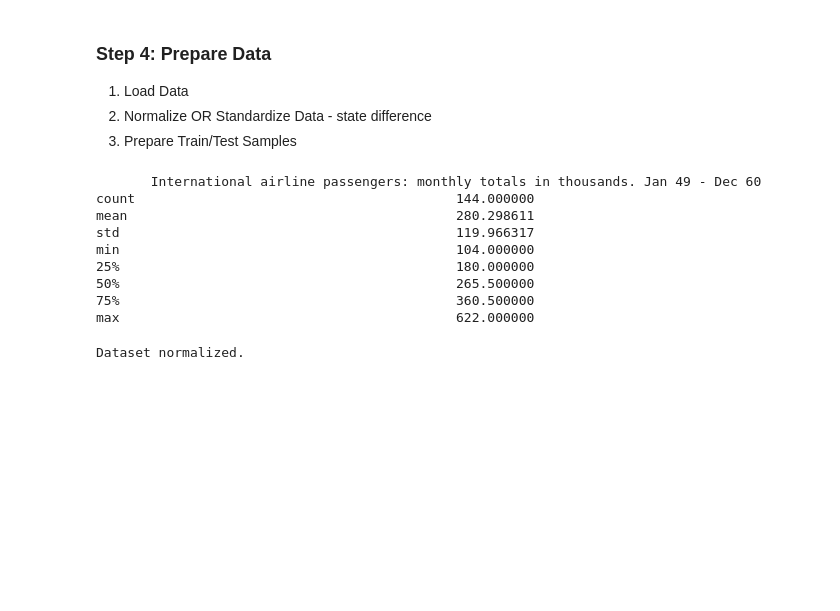
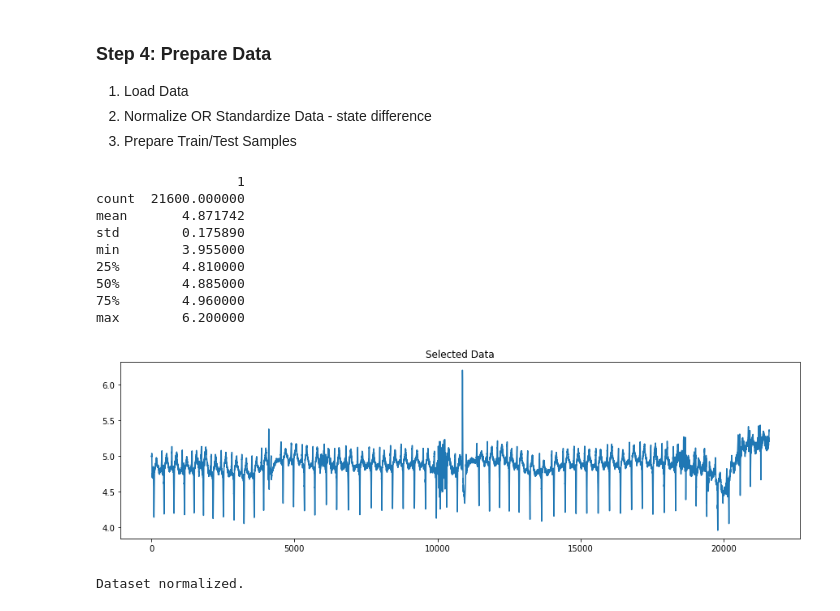
Before and after one commit to ahfant/TensorFlow, a Jupyter notebook: Time Series/LSTM/Stateful_LSTM_Time Series.ipynb, the cells around one changed output. Cells and saved outputs as stored; diff of their text form; code cells hidden in the pictures; blank space fills up the shorter version.

```diff
--- a/Time Series/LSTM/Stateful_LSTM_Time Series.ipynb
+++ b/Time Series/LSTM/Stateful_LSTM_Time Series.ipynb
@@ -74,6 +74,7 @@ batch_size   = 1   # using stateful LSTM
 epochs       = 100
 #lookahead    = 1    # number of elements ahead to predict
 num_features = 1    # number of features
+data_size    = 21600
 # %% [markdown]
 ### Step 4: Prepare Data
 
@@ -81,26 +82,43 @@ num_features = 1    # number of features
 2. Normalize OR Standardize Data - state difference
 3. Prepare Train/Test Samples
 # %%
-def load_dataset(filename, header, usecols, skipfooter):
-    df = pd.read_csv(filename, header=header, usecols=usecols, skipfooter=skipfooter, engine='python')
+def load_dataset(filename, header, usecols, skipfooter, delimiter=None, delim_whitespace=False):
+    df = pd.read_csv(
+                        filename,
+                        header=header,
+                        usecols=usecols,
+                        skipfooter=skipfooter,
+                        engine='python',
+                        delimiter=delimiter,
+                        delim_whitespace=delim_whitespace
+                    )
     print(df.describe())
+    plt.figure(figsize=(15,4))
+    plt.title('Selected Data')
+    plt.plot(df[0:data_size])
+    plt.show()
     dataset = df.values
     dataset = dataset.astype('float32')
     return dataset
 # %%
 # load the dataset
 # https://datamarket.com/data/set/22u3/international-airline-passengers-monthly-totals-in-thousands-jan-49-dec-60#!ds=22u3&display=line
-dataset = load_dataset(filename='data/international-airline-passengers.csv', header='infer', usecols=[1], skipfooter=2)
+#dataset = load_dataset(filename='data/international-airline-passengers.csv', header='infer', usecols=[1], skipfooter=2)
+#dataset = load_dataset(filename='data/sp500.csv', header=None, usecols=[0], skipfooter=0)
+#dataset = load_dataset(filename='data/household_power_consumption_cleansed.txt', header='infer', usecols=[2], skipfooter=0, delimiter=';')
+
+dataset = load_dataset(filename='data/mitdbx_mitdbx_108.txt', header=None, usecols=[1], skipfooter=0, delim_whitespace=True)
 # %% [output]
-       International airline passengers: monthly totals in thousands. Jan 49 - Dec 60
-count                                         144.000000
-mean                                          280.298611
-std                                           119.966317
-min                                           104.000000
-25%                                           180.000000
-50%                                           265.500000
-75%                                           360.500000
-max                                           622.000000
+                  1
+count  21600.000000
+mean       4.871742
+std        0.175890
+min        3.955000
+25%        4.810000
+50%        4.885000
+75%        4.960000
+max        6.200000
+[figure, added]
 # %%
 # normalize using MinMax to obtain a range of (0,1)
 def normalize_dataset(dataset):
```
Also changed, not shown: parts of 7 cells of this notebook.
